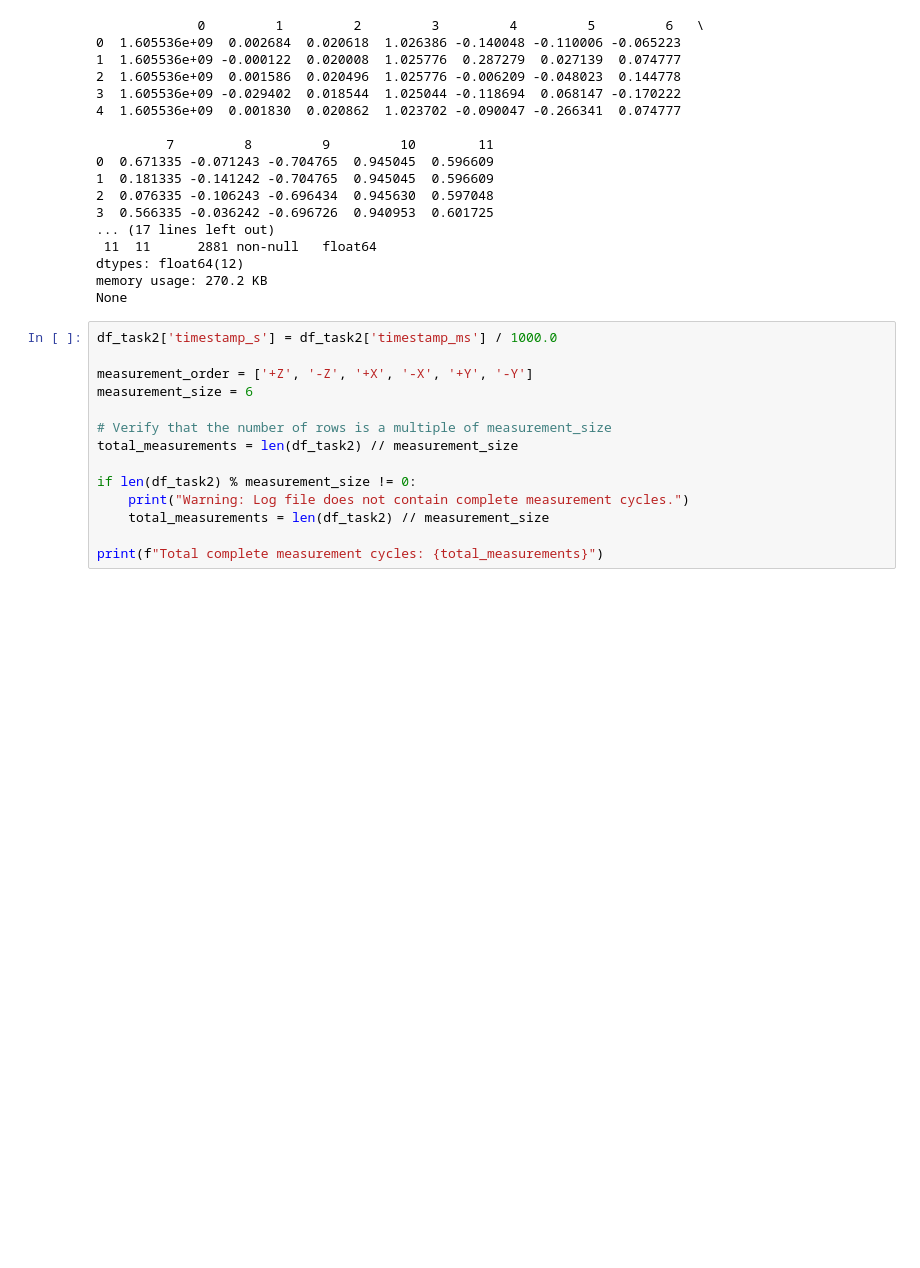
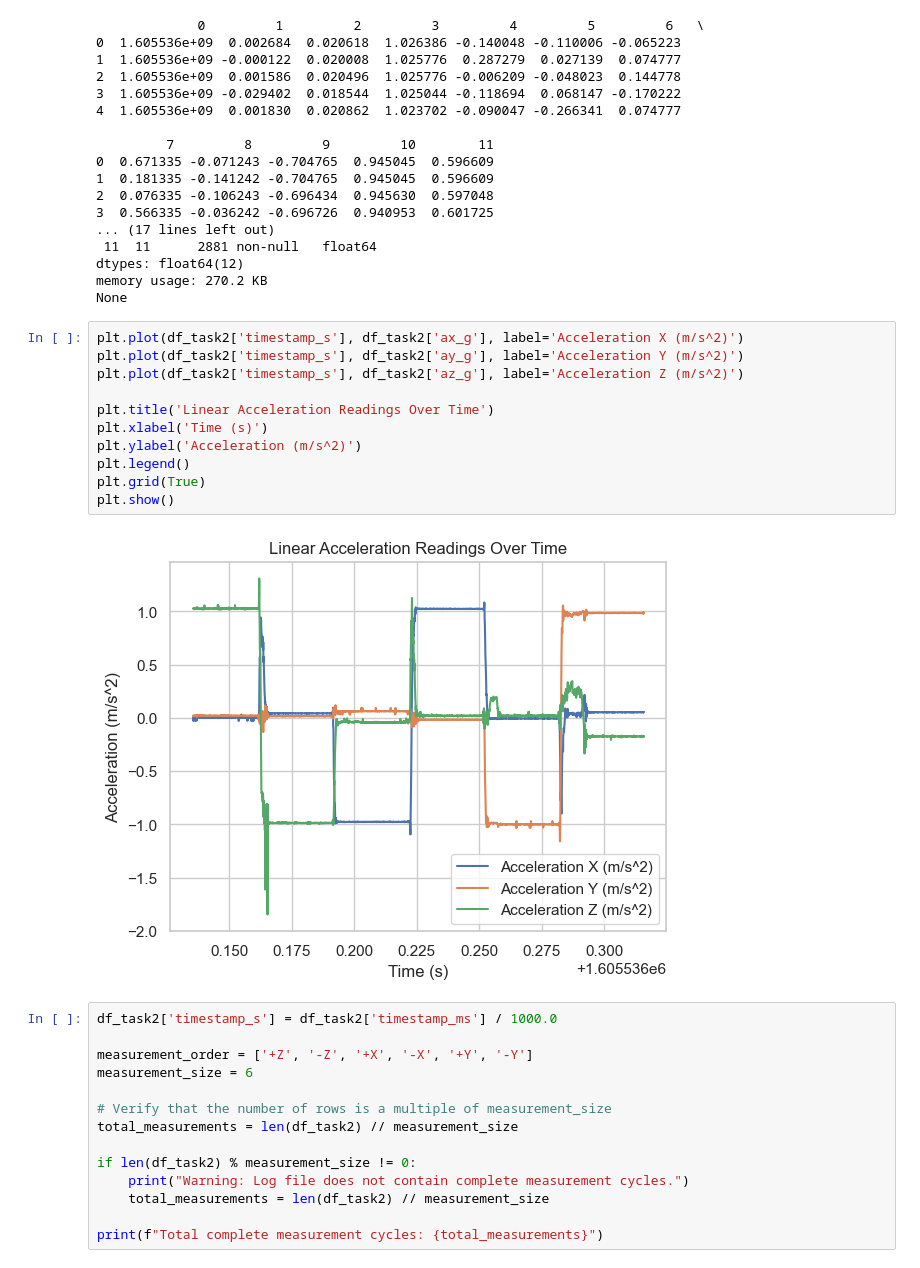
Before and after one commit to albertodian/sensor-fusion-project, a Jupyter notebook: main_part1.ipynb, the cells around one changed output. Saved outputs shown, nothing was run; the diff lists cells and outputs as text; blank space fills up the shorter version.

```diff
--- a/main_part1.ipynb
+++ b/main_part1.ipynb
@@ -159,6 +199,19 @@ df_task2.columns = [
 dtypes: float64(12)
 memory usage: 270.2 KB
 None
+# %%
+plt.plot(df_task2['timestamp_s'], df_task2['ax_g'], label='Acceleration X (m/s^2)')
+plt.plot(df_task2['timestamp_s'], df_task2['ay_g'], label='Acceleration Y (m/s^2)')
+plt.plot(df_task2['timestamp_s'], df_task2['az_g'], label='Acceleration Z (m/s^2)')
+
+plt.title('Linear Acceleration Readings Over Time')
+plt.xlabel('Time (s)')
+plt.ylabel('Acceleration (m/s^2)')
+plt.legend()
+plt.grid(True)
+plt.show()
+# %% [output]
+[figure, added]
 # %%
 df_task2['timestamp_s'] = df_task2['timestamp_ms'] / 1000.0
 
```
Also changed, not shown: parts of 5 cells of this notebook, 14 other files.
